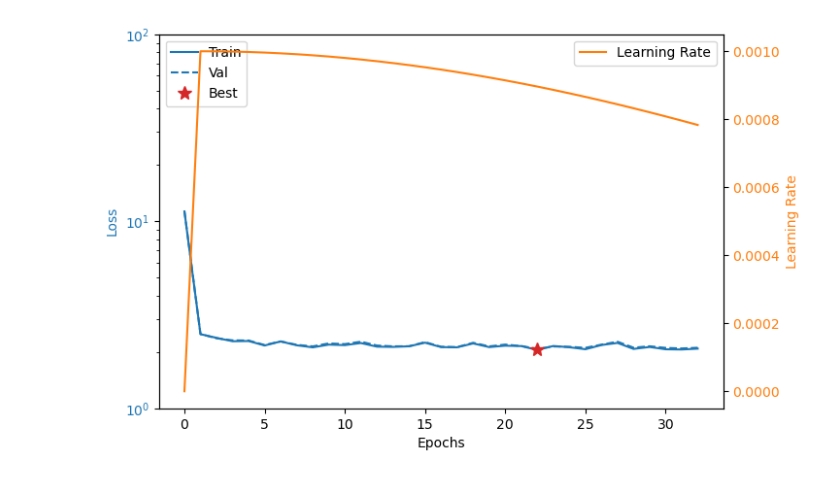
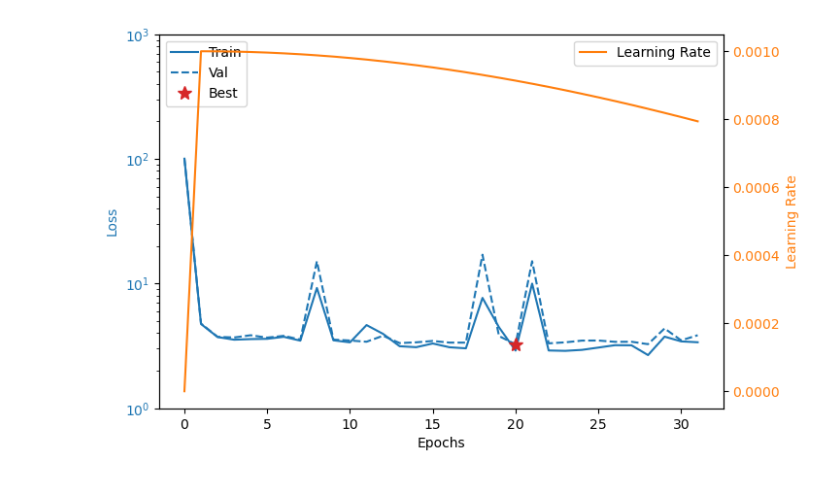
Before and after one commit to Jacobson-CompSysBio/GP-Transformer, a Jupyter notebook: notebooks/plot.ipynb, the cells around one changed output. Saved outputs shown, nothing was run; the diff lists cells and outputs as text; code cells hidden in the pictures.

```diff
--- a/notebooks/plot.ipynb
+++ b/notebooks/plot.ipynb
@@ -28,14 +28,14 @@ batches_per_eval = 1492
 warmup_iters = batches_per_epoch
 lr_decay_iters = num_iters
 max_lr = 1e-3
-min_lr = 1e-5
+min_lr = 1e-7
 max_iters = num_iters
 log_interval = 1
 eval_interval = batches_per_epoch
 early_stop = 10
 # %%
 # parse logs
-model = "e_model"
+model = "gxe_model"
 logs = []
 with open(f'../logs/{model}/log.txt', 'r') as f:
     logs = f.readlines()
@@ -49,31 +49,31 @@ epochs = np.arange(0, epochs.max() + 1, 1)
 lrs = [get_lr(epoch, 1, num_epochs, max_lr, min_lr) for epoch in epochs]
 
 # get best model
 best_epoch = epochs[np.argmin(val_loss)]
 
 # plot
 fig, ax = plt.subplots(1, 1, figsize=(7.5, 5))
 
 # losses
 ax.semilogy(epochs, train_loss, '-', color='tab:blue', label='Train')
 ax.semilogy(epochs, val_loss, '--', color='tab:blue', label='Val')
 ax.semilogy(best_epoch, min(val_loss), '*', color='tab:red', label='Best', markersize=10)
 ax.set_ylabel('Loss', color='tab:blue')
 ax.set_xlabel('Epochs')
 ymin, ymax = ax.get_ylim()
 ymin = 10 ** int(np.log10(ymin) - 1)
 ymax = 10 ** int(np.log10(ymax) + 1)
 ax.set_ylim(ymin, ymax)
 ax.tick_params(axis='y', labelcolor='tab:blue')
 ax.legend(loc='upper left')
 
 # learning rate
 ax2 = ax.twinx()
 ax2.plot(epochs, lrs, '-', color='tab:orange', label='Learning Rate')
 ax2.tick_params(axis='y', labelcolor='tab:orange')
 ax2.set_ylabel('Learning Rate', color='tab:orange')
 ax2.legend(loc='upper right')
 
 plt.show()
 # %% [output]
-[figure, old version]
+[figure, new version]
```
Also changed, not shown: 7 other files.
